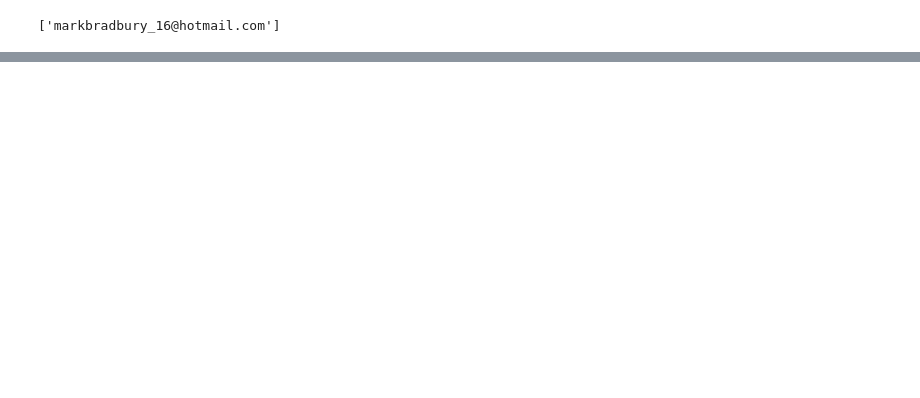
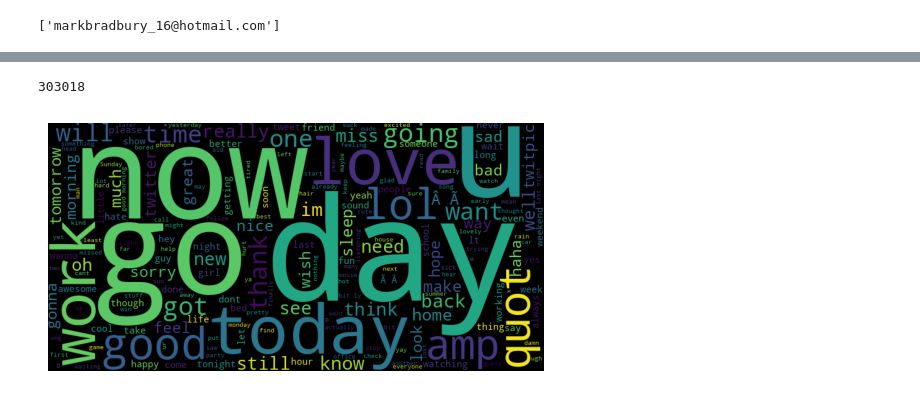
Before and after one commit to Rahulkrishna07/Book-recommender-system, a Jupyter notebook: NLP_BASICS_.ipynb, the cells around one changed output, grey strips where cells are left out. Drawn from its saved outputs; the diff is of its cells as text; code cells hidden in the pictures; blank space fills up the shorter version.

```diff
--- a/NLP_BASICS_.ipynb
+++ b/NLP_BASICS_.ipynb
@@ -357,0 +382,13 @@ x = 'RT @username: hello hi'
+# %%
+text = ' '.join(df['twitts'])
+# %%
+len(text)
+# %% [output]
+303018
+# %%
+wc= WordCloud(width=800,height=400).generate(text)
+plt.imshow(wc)
+plt.axis('off')
+plt.show()
+# %% [output]
+[figure, added]
```
Also changed, not shown: parts of 35 cells of this notebook.
